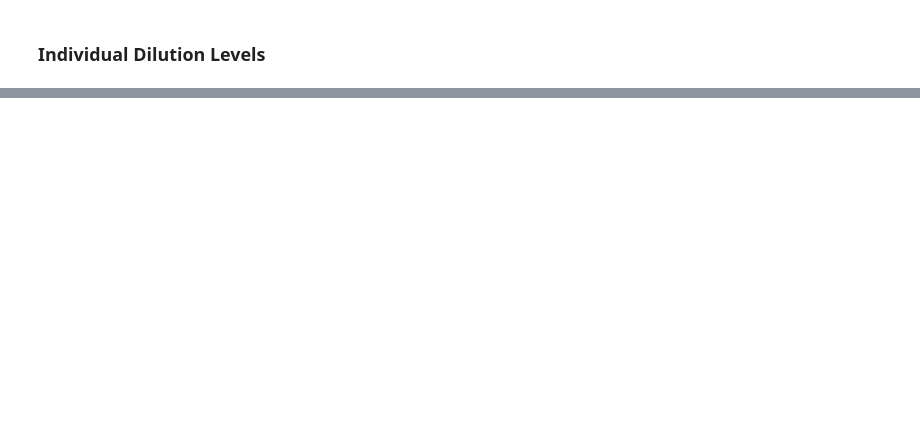
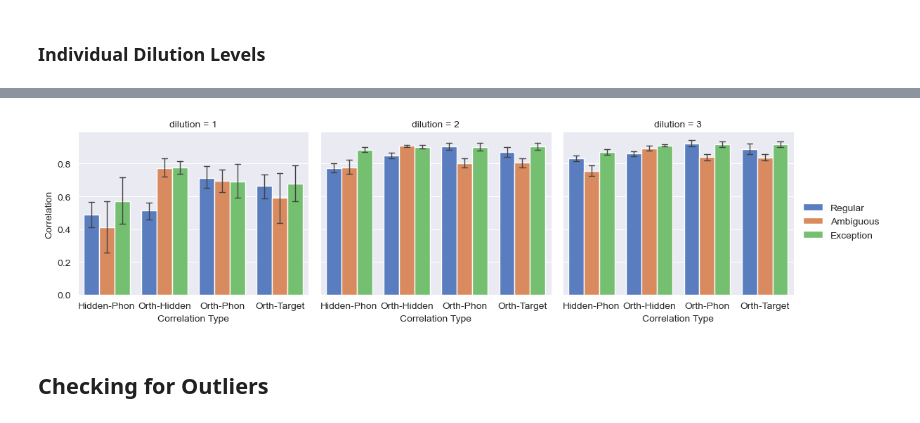
Before and after one commit to Brian0615/Plaut_Model_v2, a Jupyter notebook: results/LENS-20210516/correlation_of_correlations/correlation_of_correlations_anchors.ipynb, the cells around one changed output, grey strips where cells are left out. Cells and saved outputs as stored; diff of their text form; code cells hidden in the pictures; blank space fills up the shorter version.

```diff
--- a/results/LENS-20210516/correlation_of_correlations/correlation_of_correlations_anchors.ipynb
+++ b/results/LENS-20210516/correlation_of_correlations/correlation_of_correlations_anchors.ipynb
@@ -156,3 +145,14 @@ I don't think there are any obvious outliers that are causing the Ambiguous corr
+# %%
+g = sns.FacetGrid(all_data[all_data['epoch'] == all_data['epoch'].max()], col='dilution', aspect=1.2)
+g.map_dataframe(sns.barplot, x='corr_type', y='corr', hue='type', hue_order=TYPE_ORDER, ci=68,
+                palette='muted', errwidth=1, capsize=0.1)
+g.set_axis_labels("Correlation Type", "Correlation")
+g.add_legend()
+plt.show()
+# %% [output]
+[figure, added]
+# %% [markdown]
+## Checking for Outliers
 # %%
 amb_data = all_data[all_data['type'] == 'Ambiguous']
 
```
Also changed, not shown: parts of 10 cells of this notebook, 8 other files.
